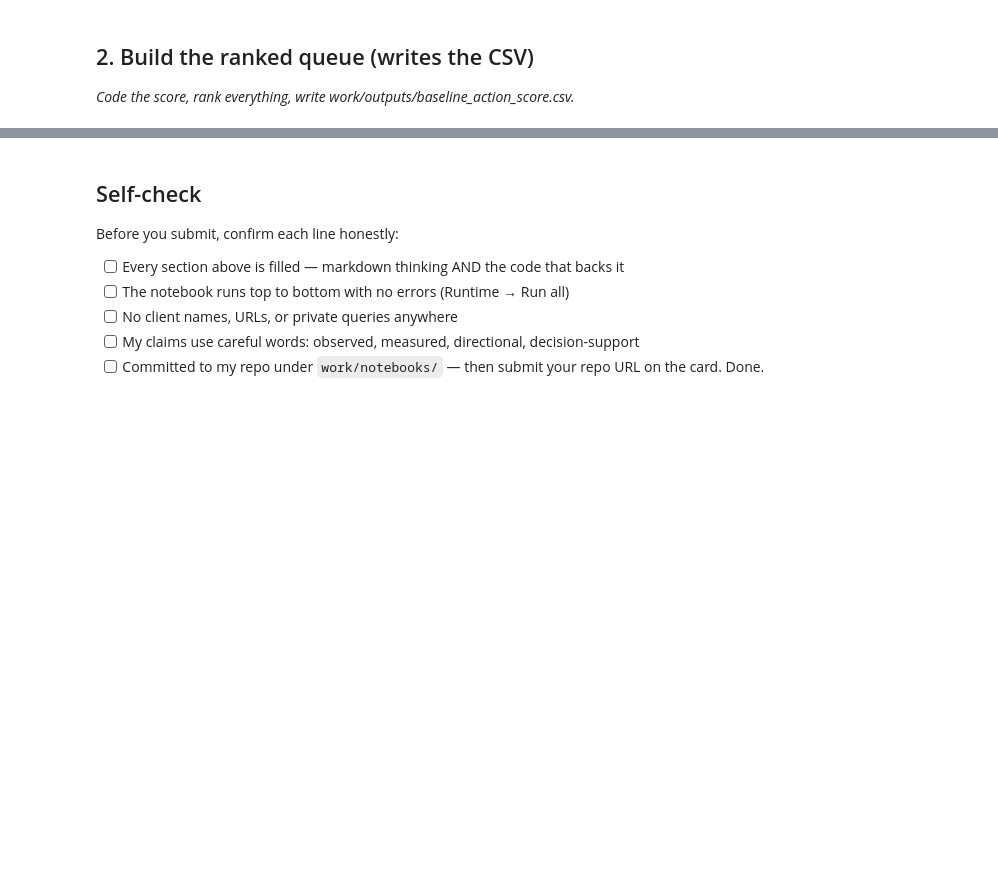
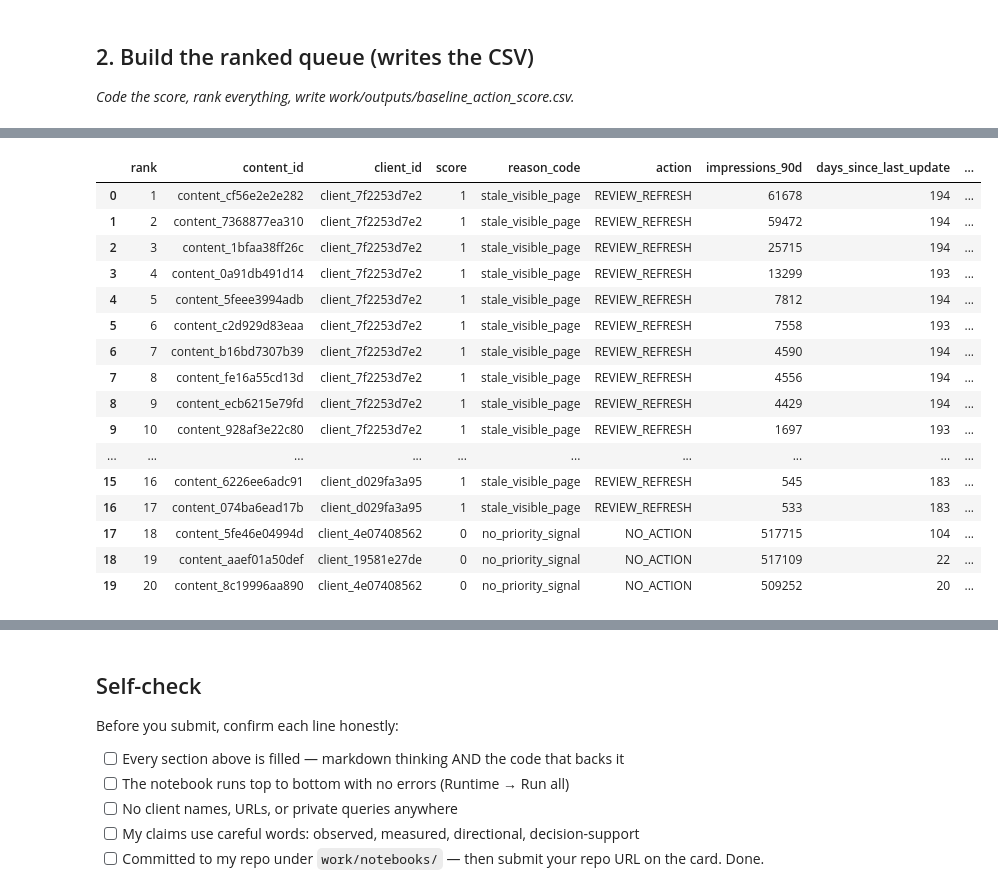
Before and after one commit to Zezo-Elkafoury/Flyrank-internship-assignment-1, a Jupyter notebook: work/notebooks/w04_baseline_score.ipynb, the cells around one changed output, grey strips where cells are left out. Saved outputs shown, nothing was run; the diff lists cells and outputs as text; code cells hidden in the pictures; blank space fills up the shorter version.

```diff
--- a/work/notebooks/w04_baseline_score.ipynb
+++ b/work/notebooks/w04_baseline_score.ipynb
@@ -17,3 +43,72 @@ This skeleton is yours to fill. Work the sections **in order** — each one has
 ## 2. Build the ranked queue (writes the CSV)
 
 *Code the score, rank everything, write work/outputs/baseline_action_score.csv.*
+# %%
+# This cell is for CODE (numbers, a query, a check).
+# Write your text answer in the cell ABOVE this one — typing sentences here breaks Run All.
+# Make a copy so the original data is unchanged
+import pandas as pd
+import os
+
+df = pd.read_csv('https://raw.githubusercontent.com/zezo-Elkafoury/Flyrank-internship-assignment-1/main/data/raw/content_refresh_anonymized.csv')
+baseline = df.copy()
+
+# Start every page with no priority
+baseline["score"] = 0
+
+# Apply the baseline rule
+stale_visible = (
+    (baseline["days_since_last_update"] >= 180)
+    & (baseline["impressions_90d"] >= 500)
+)
+
+baseline.loc[stale_visible, "score"] = 1
+
+# Reason code
+baseline["reason_code"] = "no_priority_signal"
+baseline.loc[stale_visible, "reason_code"] = "stale_visible_page"
+
+# Action label
+baseline["action"] = "NO_ACTION"
+baseline.loc[stale_visible, "action"] = "REVIEW_REFRESH"
+
+# Rank the queue
+baseline = baseline.sort_values(
+    ["score", "impressions_90d", "content_age_days"],
+    ascending=[False, False, False]
+).reset_index(drop=True)
+
+# Add rank
+baseline.insert(0, "rank", baseline.index + 1)
+
+# Keep the output focused
+queue = baseline[
+    [
+        "rank",
+        "content_id",
+        "client_id",
+        "score",
+        "reason_code",
+        "action",
+        "impressions_90d",
+        "days_since_last_update",
+        "content_age_days"
+    ]
+]
+
+# Create the directory if it doesn't exist
+os.makedirs('work/outputs', exist_ok=True)
+
+# Write the required CSV
+queue.to_csv(
+    "work/outputs/baseline_action_score.csv",
+    index=False
+)
+
+print(f"Rows written: {len(queue):,}")
+print("\nAction counts:")
+print(queue["action"].value_counts())
+
+print("\nTop 20:")
+display(queue.head(20))
+# %% [output]
@@ -19,0 +124,17 @@ This skeleton is yours to fill. Work the sections **in order** — each one has
+|  | rank | content_id | client_id | score | reason_code | action | impressions_90d | days_since_last_update | ... |
+| 0 | 1 | content_cf56e2e2e282 | client_7f2253d7e2 | 1 | stale_visible_page | REVIEW_REFRESH | 61678 | 194 | ... |
+| 1 | 2 | content_7368877ea310 | client_7f2253d7e2 | 1 | stale_visible_page | REVIEW_REFRESH | 59472 | 194 | ... |
+| 2 | 3 | content_1bfaa38ff26c | client_7f2253d7e2 | 1 | stale_visible_page | REVIEW_REFRESH | 25715 | 194 | ... |
+| 3 | 4 | content_0a91db491d14 | client_7f2253d7e2 | 1 | stale_visible_page | REVIEW_REFRESH | 13299 | 193 | ... |
+| 4 | 5 | content_5feee3994adb | client_7f2253d7e2 | 1 | stale_visible_page | REVIEW_REFRESH | 7812 | 194 | ... |
+| 5 | 6 | content_c2d929d83eaa | client_7f2253d7e2 | 1 | stale_visible_page | REVIEW_REFRESH | 7558 | 193 | ... |
+| 6 | 7 | content_b16bd7307b39 | client_7f2253d7e2 | 1 | stale_visible_page | REVIEW_REFRESH | 4590 | 194 | ... |
+| 7 | 8 | content_fe16a55cd13d | client_7f2253d7e2 | 1 | stale_visible_page | REVIEW_REFRESH | 4556 | 194 | ... |
+| 8 | 9 | content_ecb6215e79fd | client_7f2253d7e2 | 1 | stale_visible_page | REVIEW_REFRESH | 4429 | 194 | ... |
+| 9 | 10 | content_928af3e22c80 | client_7f2253d7e2 | 1 | stale_visible_page | REVIEW_REFRESH | 1697 | 193 | ... |
+| ... | ... | ... | ... | ... | ... | ... | ... | ... | ... |
+| 15 | 16 | content_6226ee6adc91 | client_d029fa3a95 | 1 | stale_visible_page | REVIEW_REFRESH | 545 | 183 | ... |
+| 16 | 17 | content_074ba6ead17b | client_d029fa3a95 | 1 | stale_visible_page | REVIEW_REFRESH | 533 | 183 | ... |
+| 17 | 18 | content_5fe46e04994d | client_4e07408562 | 0 | no_priority_signal | NO_ACTION | 517715 | 104 | ... |
+| 18 | 19 | content_aaef01a50def | client_19581e27de | 0 | no_priority_signal | NO_ACTION | 517109 | 22 | ... |
+| 19 | 20 | content_8c19996aa890 | client_4e07408562 | 0 | no_priority_signal | NO_ACTION | 509252 | 20 | ... |
```
Also changed, not shown: parts of 8 cells of this notebook.
